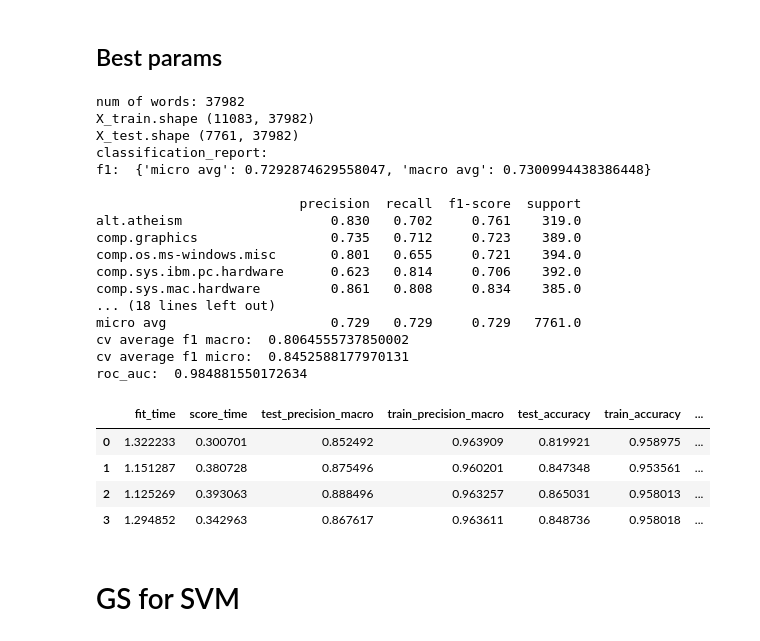
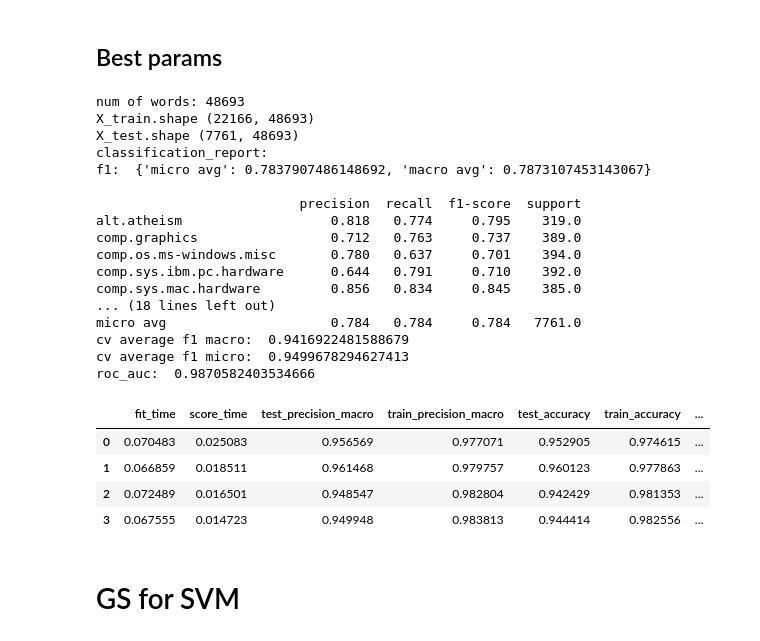
Before and after one commit to InscribeDeeper/Text-Classification, a Jupyter notebook: code/Classification_svm_nb_lr_RF_baseline.ipynb, the cells around one changed output. Drawn from its saved outputs; the diff is of its cells as text; code cells hidden in the pictures.

```diff
--- a/code/Classification_svm_nb_lr_RF_baseline.ipynb
+++ b/code/Classification_svm_nb_lr_RF_baseline.ipynb
@@ -62,8 +62,8 @@ setup_seed_ml(2021)
 train, test = load_data()
 # train, upsampling_info = upsampling_train(train)
 
-# train_text, train_label = train_augmentation(train, select_comb=[['text'], ['reply', 'reference_one']])
-train_text, train_label = train_augmentation(train, select_comb=[['text']])
+train_text, train_label = train_augmentation(train, select_comb=[['text'], ['reply', 'reference_one']])
+# train_text, train_label = train_augmentation(train, select_comb=[['text']])
 test_text, test_label = test['text'], test['label']
 
 # test_text = test_text.apply(lambda x: normal_string(x))
@@ -115,47 +124,47 @@ print(test_label.shape)
 # %%
 X_train, X_test, word_to_idx, tfidf_vect = tfidf_vectorizer(train_text, test_text, stop_words=True, binary=True, min_df=3)
 # X_train, X_test, word_to_idx, tfidf_vect = count_vectorizer(train_text, test_text, binary=True, min_df=1)
 # tfidf_vectorizer(train_text, test_text, min_df=2, max_df=100)
 # X_train, transform_mapper = dimension_reduction(X_train, out_dim=500) # not allow negative
 # X_test = transform_mapper.transform(X_test)
 
 print('X_train.shape', X_train.shape)
 print('X_test.shape', X_test.shape)
 
 
-clf = MultinomialNB(alpha=0.6)
+clf = MultinomialNB(alpha=0.2)
 clf.fit(X_train, y_train)
 pred = clf.predict(X_test)
 
 
 classification_report = evaluation_report(y_test, pred, labels=labels)
 cv = clf_cv(clf, X_train, y_train, kfold=4, cv_metrics=["precision_macro", "accuracy", "f1_macro", "f1_micro"])
 pred_proba = clf.predict_proba(X_test)
 roc_auc(y_test, pred_proba)
 cv
 # %% [output]
-num of words: 37982
-X_train.shape (11083, 37982)
-X_test.shape (7761, 37982)
+num of words: 48693
+X_train.shape (22166, 48693)
+X_test.shape (7761, 48693)
 classification_report:
-f1:  {'micro avg': 0.7292874629558047, 'macro avg': 0.7300994438386448}
+f1:  {'micro avg': 0.7837907486148692, 'macro avg': 0.7873107453143067}
 
                           precision  recall  f1-score  support
-alt.atheism                   0.830   0.702     0.761    319.0
-comp.graphics                 0.735   0.712     0.723    389.0
-comp.os.ms-windows.misc       0.801   0.655     0.721    394.0
-comp.sys.ibm.pc.hardware      0.623   0.814     0.706    392.0
-comp.sys.mac.hardware         0.861   0.808     0.834    385.0
+alt.atheism                   0.818   0.774     0.795    319.0
+comp.graphics                 0.712   0.763     0.737    389.0
+comp.os.ms-windows.misc       0.780   0.637     0.701    394.0
+comp.sys.ibm.pc.hardware      0.644   0.791     0.710    392.0
+comp.sys.mac.hardware         0.856   0.834     0.845    385.0
 ... (18 lines left out)
-micro avg                     0.729   0.729     0.729   7761.0
-cv average f1 macro:  0.8064555737850002
-cv average f1 micro:  0.8452588177970131
-roc_auc:  0.984881550172634
+micro avg                     0.784   0.784     0.784   7761.0
+cv average f1 macro:  0.9416922481588679
+cv average f1 micro:  0.9499678294627413
+roc_auc:  0.9870582403534666
 |  | fit_time | score_time | test_precision_macro | train_precision_macro | test_accuracy | train_accuracy | ... |
-| 0 | 1.322233 | 0.300701 | 0.852492 | 0.963909 | 0.819921 | 0.958975 | ... |
-| 1 | 1.151287 | 0.380728 | 0.875496 | 0.960201 | 0.847348 | 0.953561 | ... |
-| 2 | 1.125269 | 0.393063 | 0.888496 | 0.963257 | 0.865031 | 0.958013 | ... |
-| 3 | 1.294852 | 0.342963 | 0.867617 | 0.963611 | 0.848736 | 0.958018 | ... |
+| 0 | 0.070483 | 0.025083 | 0.956569 | 0.977071 | 0.952905 | 0.974615 | ... |
+| 1 | 0.066859 | 0.018511 | 0.961468 | 0.979757 | 0.960123 | 0.977863 | ... |
+| 2 | 0.072489 | 0.016501 | 0.948547 | 0.982804 | 0.942429 | 0.981353 | ... |
+| 3 | 0.067555 | 0.014723 | 0.949948 | 0.983813 | 0.944414 | 0.982556 | ... |
 # %% [markdown]
 # GS for SVM
 # %%
```
Also changed, not shown: parts of 19 cells of this notebook, 11 other files.
